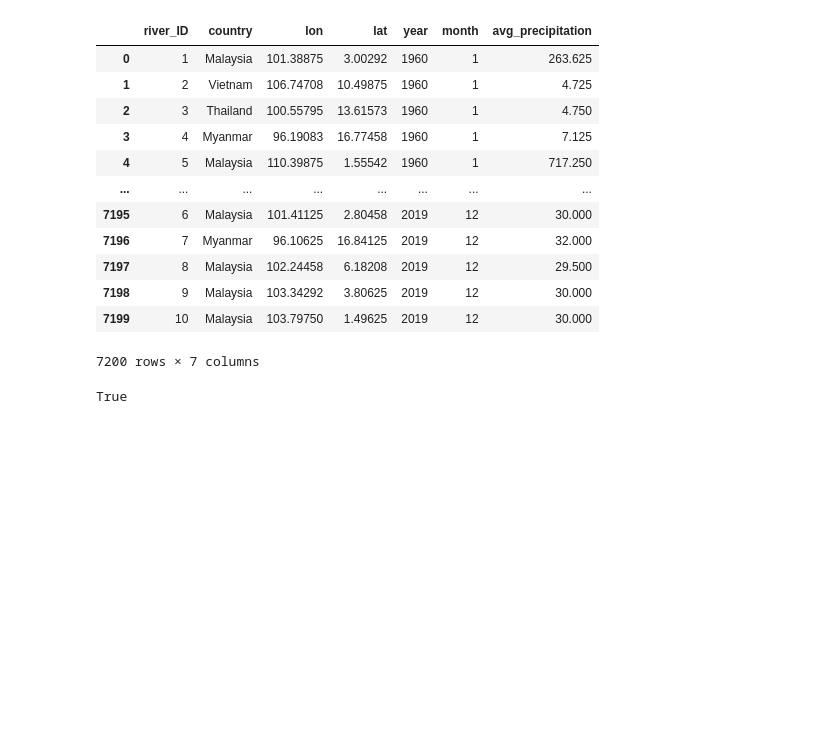
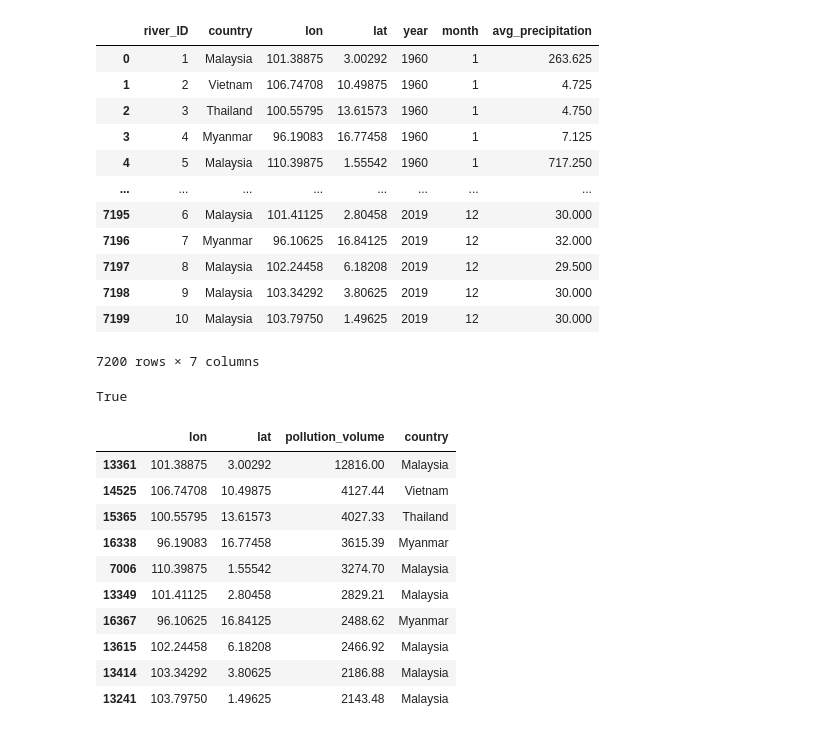
Before and after one commit to lemrob/river_plastic_pollution, a Jupyter notebook: src/preprocessing.ipynb, the cells around one changed output. Saved outputs shown, nothing was run; the diff lists cells and outputs as text; code cells hidden in the pictures; blank space fills up the shorter version.

```diff
--- a/src/preprocessing.ipynb
+++ b/src/preprocessing.ipynb
@@ -393,3 +379,17 @@ ts_df
 print(isinstance(ts_df, pd.DataFrame))
 # %% [output]
 True
+# %%
+SE_top_10_pts
+# %% [output]
+|  | lon | lat | pollution_volume | country |
+| 13361 | 101.38875 | 3.00292 | 12816.00 | Malaysia |
+| 14525 | 106.74708 | 10.49875 | 4127.44 | Vietnam |
+| 15365 | 100.55795 | 13.61573 | 4027.33 | Thailand |
+| 16338 | 96.19083 | 16.77458 | 3615.39 | Myanmar |
+| 7006 | 110.39875 | 1.55542 | 3274.70 | Malaysia |
+| 13349 | 101.41125 | 2.80458 | 2829.21 | Malaysia |
+| 16367 | 96.10625 | 16.84125 | 2488.62 | Myanmar |
+| 13615 | 102.24458 | 6.18208 | 2466.92 | Malaysia |
+| 13414 | 103.34292 | 3.80625 | 2186.88 | Malaysia |
+| 13241 | 103.79750 | 1.49625 | 2143.48 | Malaysia |
```
Also changed, not shown: parts of 7 cells of this notebook, 2 other files.
